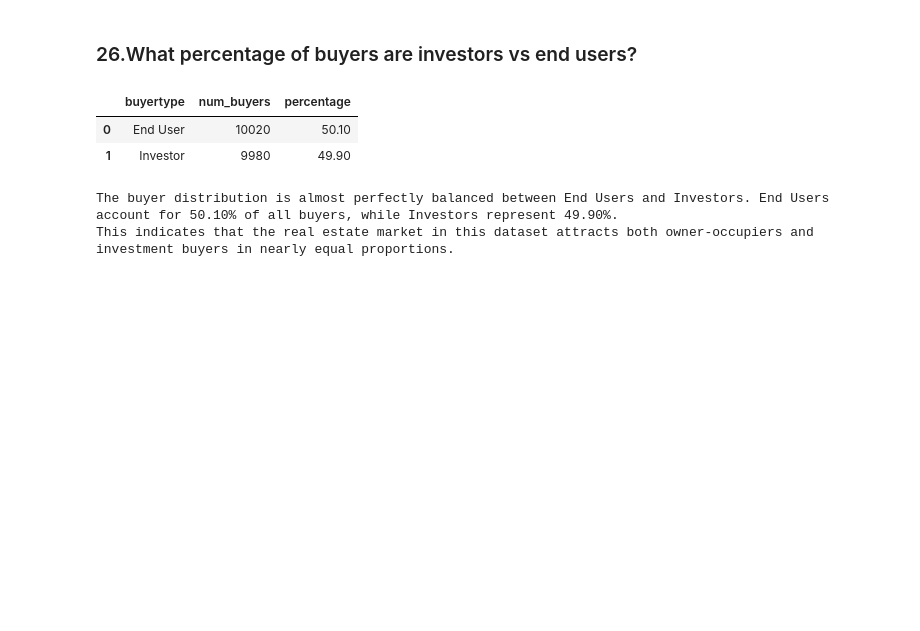
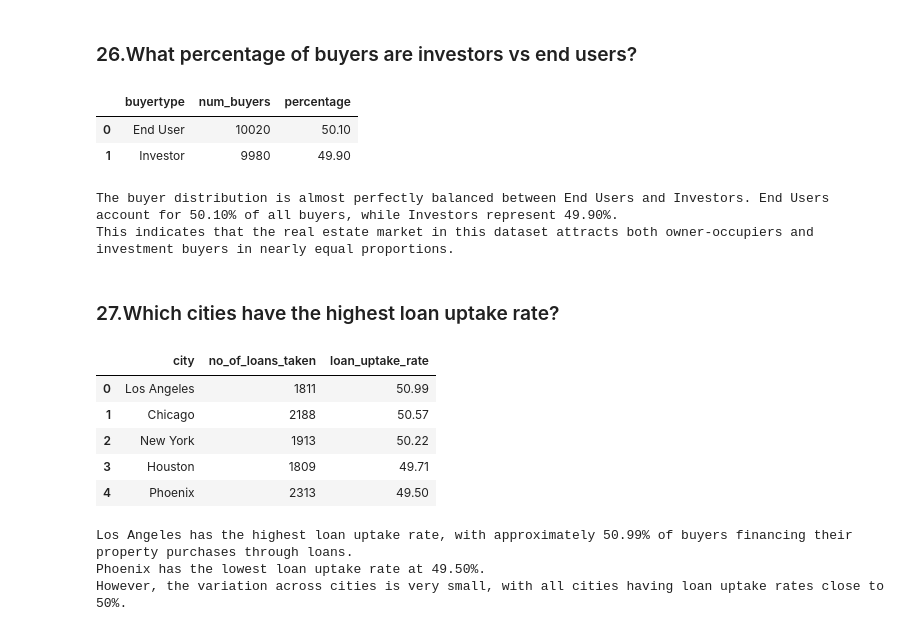
Before and after one commit to mukundnaramesh2605/guvi-python-sql-pandas-project-1, a Jupyter notebook: project.ipynb, the cells around one changed output. Drawn from its saved outputs; the diff is of its cells as text; code cells hidden in the pictures; blank space fills up the shorter version.

Commit message:
Add analysis on loan uptake rates by city

```diff
--- a/project.ipynb
+++ b/project.ipynb
@@ -1284,3 +1284,31 @@ print(interpretation)
 | 1 | Investor | 9980 | 49.90 |
 The buyer distribution is almost perfectly balanced between End Users and Investors. End Users account for 50.10% of all buyers, while Investors represent 49.90%.
 This indicates that the real estate market in this dataset attracts both owner-occupiers and investment buyers in nearly equal proportions.
+# %% [markdown]
+### 27.Which cities have the highest loan uptake rate?
+# %%
+query27 = """
+SELECT l.city,sum(b.loantaken) as no_of_loans_taken,round(100.0 * sum(b.loantaken) / count(*), 2) AS loan_uptake_rate
+FROM buyers b
+join listings l on l.listingid = b.saleid
+GROUP BY l.city
+order by loan_uptake_rate desc;
+"""
+result27 = pd.read_sql(query27, conn)
+display(result27)
+interpretation = """
+Los Angeles has the highest loan uptake rate, with approximately 50.99% of buyers financing their property purchases through loans.
+Phoenix has the lowest loan uptake rate at 49.50%.
+However, the variation across cities is very small, with all cities having loan uptake rates close to 50%.
+ """
+print(interpretation)
+# %% [output]
+|  | city | no_of_loans_taken | loan_uptake_rate |
+| 0 | Los Angeles | 1811 | 50.99 |
+| 1 | Chicago | 2188 | 50.57 |
+| 2 | New York | 1913 | 50.22 |
+| 3 | Houston | 1809 | 49.71 |
+| 4 | Phoenix | 2313 | 49.50 |
+Los Angeles has the highest loan uptake rate, with approximately 50.99% of buyers financing their property purchases through loans.
+Phoenix has the lowest loan uptake rate at 49.50%.
+However, the variation across cities is very small, with all cities having loan uptake rates close to 50%.
```
